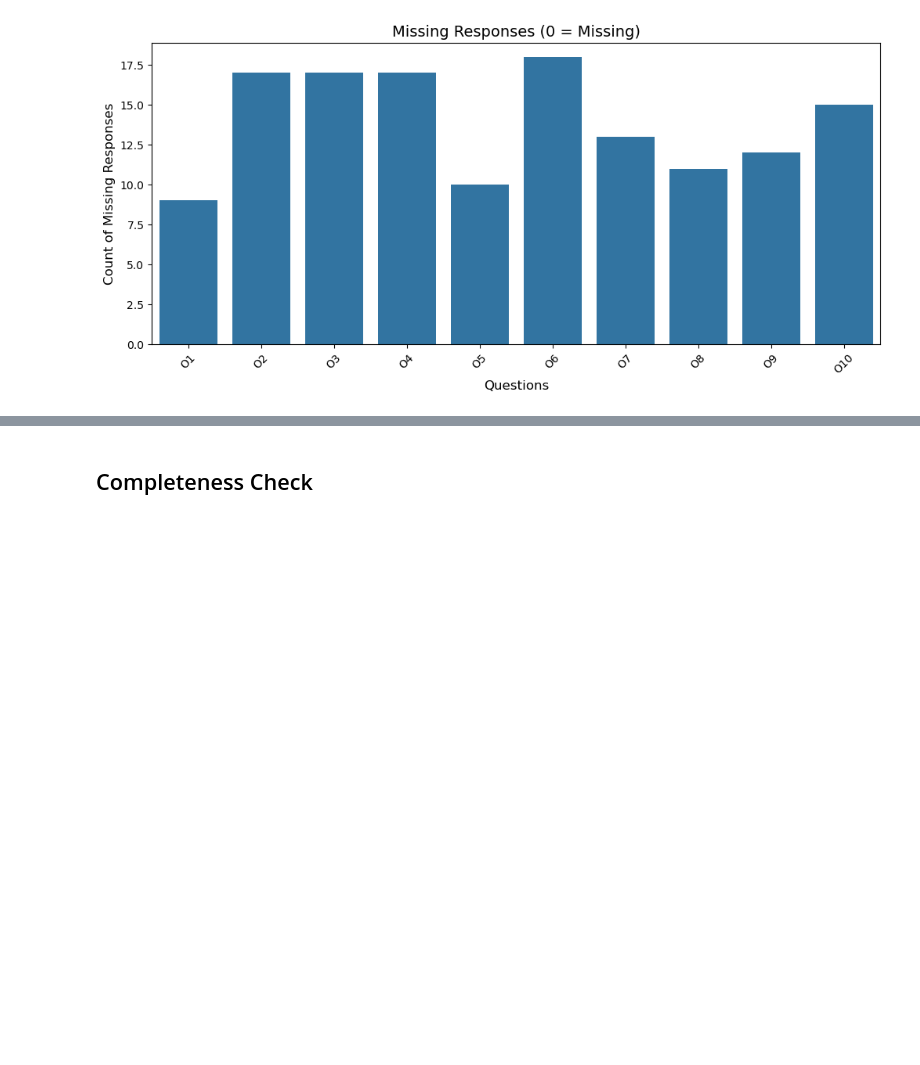
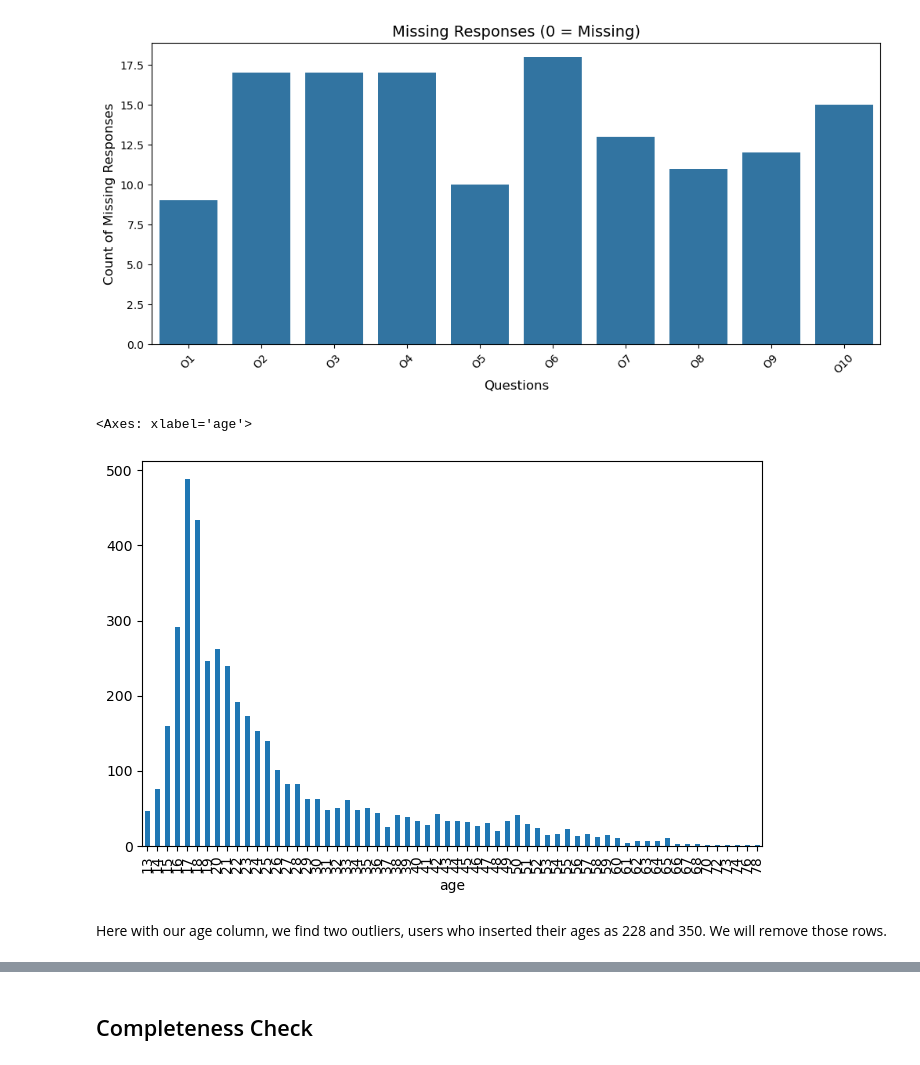
Before and after one commit to Rishik15/BTT_GM2, a Jupyter notebook: gritdatacleaning.ipynb, the cells around one changed output, grey strips where cells are left out. Saved outputs shown, nothing was run; the diff lists cells and outputs as text; code cells hidden in the pictures; blank space fills up the shorter version.

Commit message:
Got rid of outliers in age and family columns, added graph for age

```diff
--- a/gritdatacleaning.ipynb
+++ b/gritdatacleaning.ipynb
@@ -47,3 +49,6 @@ memory usage: 3.2+ MB
+# %%
+df = df[~((df["VCL6"]==1) | (df["VCL9"]==1) | (df["VCL12")==1))]
+# filtering out rows that are true (value == 1) in cols: VCL6, VCL9, VCL12
 # %%
 df.isna().sum()
 # %% [output]
@@ -175,3 +192,10 @@ for i in range(0, 50, 10):
 [figure]
 [figure]
 [figure]
+# %%
+df['age'].value_counts().sort_index().plot(kind='bar', figsize=(8,5))
+# %% [output]
+<Axes: xlabel='age'>
+[figure, added]
+# %% [markdown]
+Here with our age column, we find two outliers, users who inserted their ages as 228 and 350. We will remove those rows.
```
Also changed, not shown: parts of 8 cells of this notebook, 2 other files.
